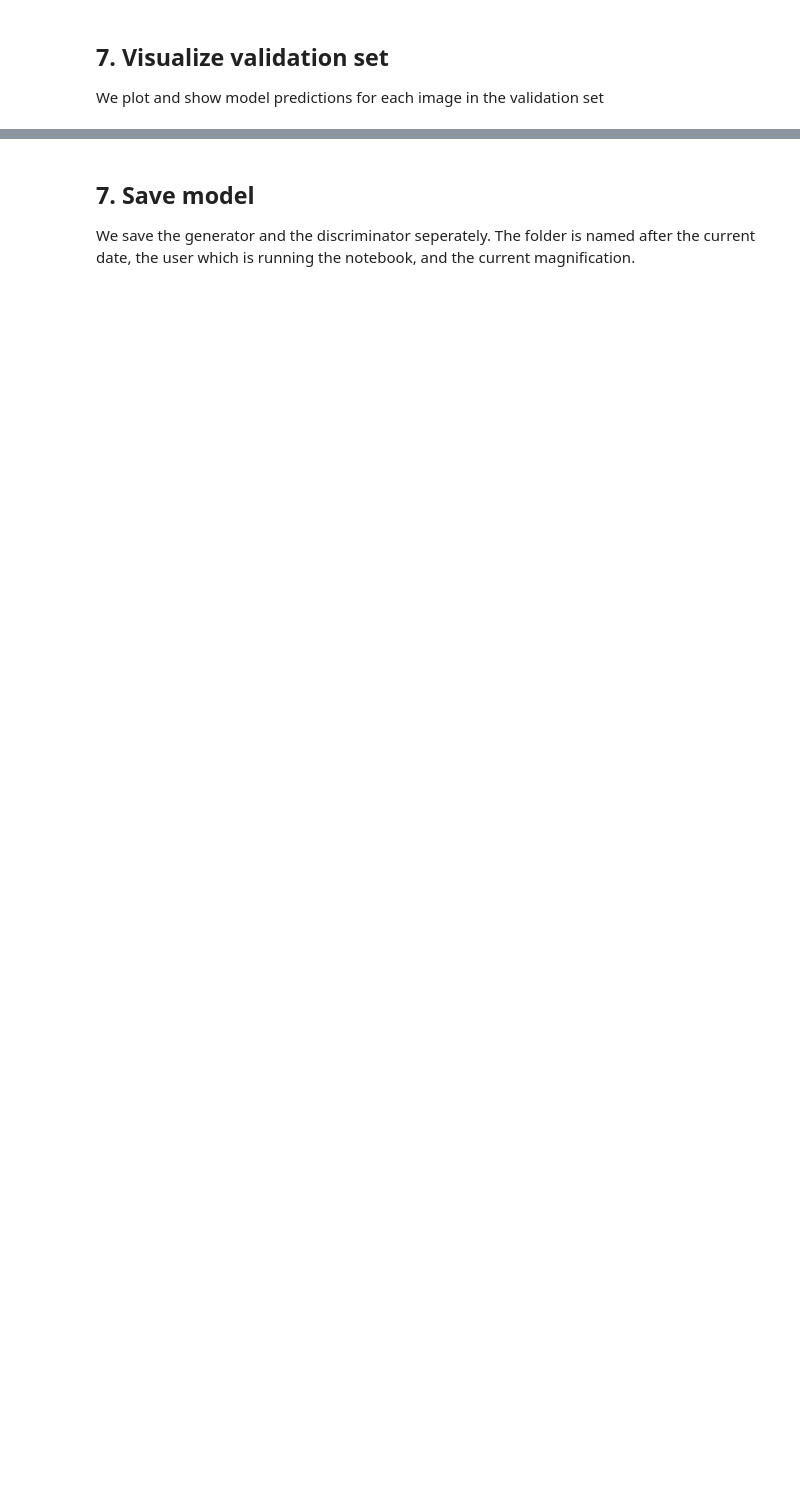
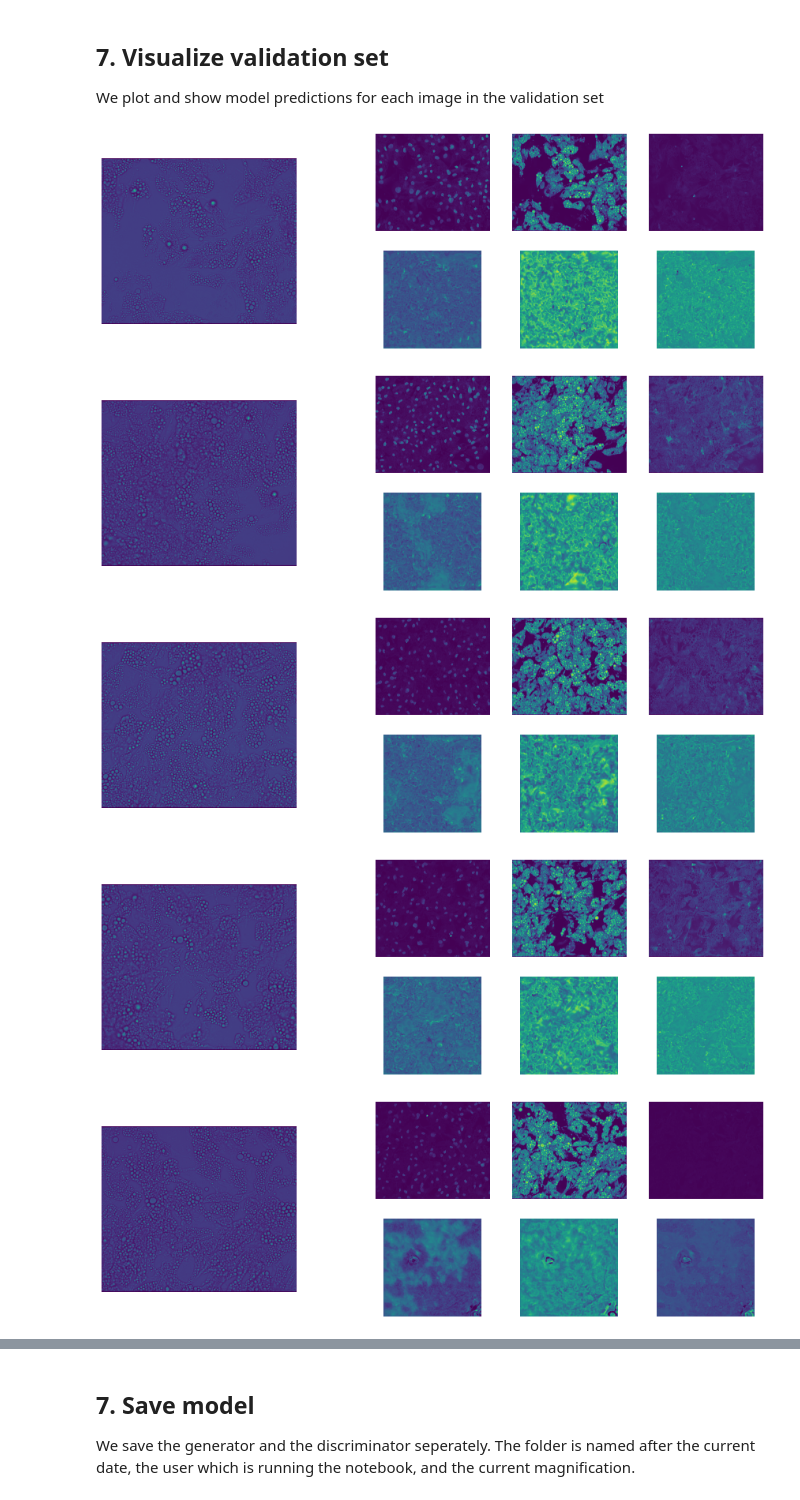
Before and after one commit to aidotse/Team-Soft-Matter-Lab-GU, a Jupyter notebook: Train 40x Virtual Stainer.ipynb, the cells around one changed output, grey strips where cells are left out. Cells and saved outputs as stored; diff of their text form; code cells hidden in the pictures; blank space fills up the shorter version.

```diff
--- a/Train 40x Virtual Stainer.ipynb
+++ b/Train 40x Virtual Stainer.ipynb
@@ -117,7 +119,7 @@ We create an iterator over each well and site. `itertools.product` produces an i
 wells_and_sites = list(
     itertools.product(
         ["B03", "B04", "C02", "C03", "C04", "D02", "D03", "D04"],
-        range(1, 13)
+        range(1, 9)
     )
 )
 # %%
@@ -294,8 +299,8 @@ generator = dt.generators.ContinuousGenerator(
     dataset,
     batch_function=lambda image: image[0],
     label_function=lambda image: image[1],
-    batch_size=2,
-    min_data_size=50,
+    batch_size=8,
+    min_data_size=100,
     max_data_size=2000
 )
 # %% [markdown]
@@ -318,12 +323,12 @@ GAN = dt.models.cgan(
     assemble_loss=["mse", "mae"],
     assemble_optimizer=Adam(lr=0.0002, beta_1=0.5),
     assemble_loss_weights=[
-        1,
-        1 - MAE_LOSS_WEIGHT
+        1 - MAE_LOSS_WEIGHT,
+        MAE_LOSS_WEIGHT
     ],
 )
 
-GAN.compile(metrics=apido.metrics("60x"))
+GAN.compile(loss="mae", metrics=apido.metrics("40x"))
 # %% [markdown]
 ## 5. Train model
 
@@ -343,10 +348,10 @@ for _ in range(len(validation_set)):
 with generator:
     h = GAN.fit(
         generator,
-        epochs=500,
+        epochs=EPOCHS,
         validation_data=(
-            validation_inputs,
-            validation_targets
+            np.array(validation_inputs),
+            np.array(validation_targets)
         ),
         validation_batch_size=4
     )
@@ -355,31 +378,37 @@ with generator:
 
 We plot and show model predictions for each image in the validation set
 # %%
-prediction = GAN.generator.predict(np.array(validation_inputs), batch_size=4)
+prediction = GAN.generator.predict(np.array(generator[0][0]), batch_size=4)
 
 for brightfield, targets, prediction in zip(validation_inputs, validation_targets, prediction):
     plt.figure(figsize=(15,5))
     plt.subplot(1,3,1)
     plt.imshow(brightfield[:, :, 0])
     plt.axis("off")
 
     plt.subplot(2,5,3)
     plt.imshow(targets[:, :, 0])
     plt.axis("off")
     plt.subplot(2,5,4)
     plt.imshow(targets[:, :, 1])
     plt.axis("off")
     plt.subplot(2,5,5)
     plt.imshow(targets[:, :, 2])
     plt.axis("off")
 
     plt.subplot(2,5,8)
     plt.imshow(prediction[:, :, 0])
     plt.axis("off")
     plt.subplot(2,5,9)
     plt.imshow(prediction[:, :, 1])
     plt.axis("off")
     plt.subplot(2,5,10)
     plt.imshow(prediction[:, :, 2])
     plt.axis("off")
     plt.show()
+# %% [output]
+[figure, added]
+[figure, added]
+[figure, added]
+[figure, added]
+[figure, added]
```
Also changed, not shown: parts of 8 cells of this notebook, 6 other files.
